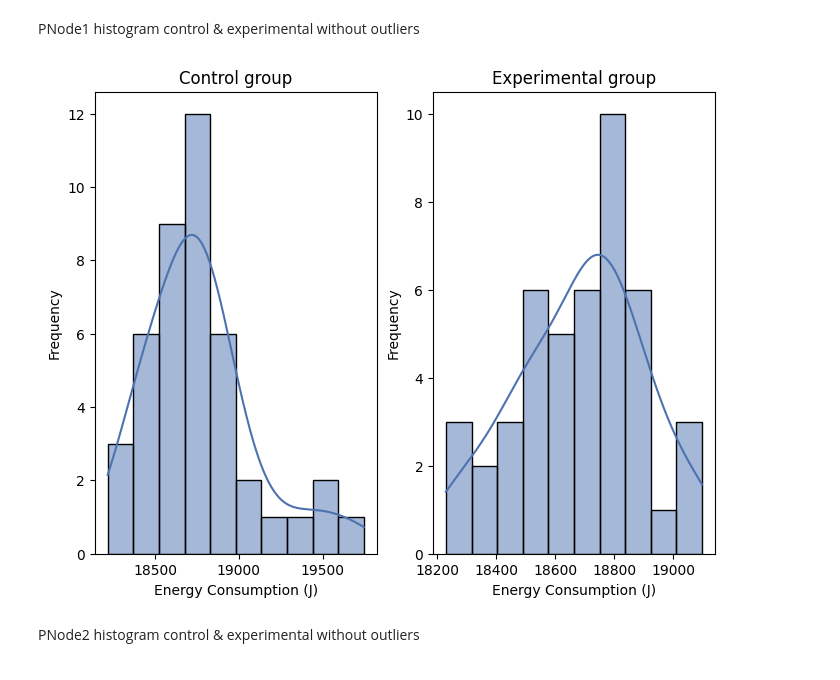
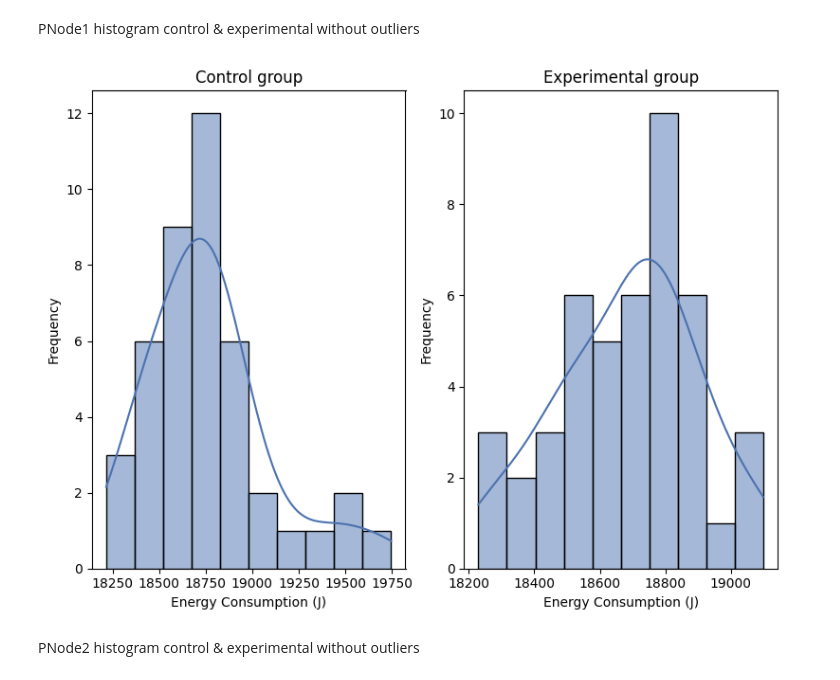
Before and after one commit to Flavio8699/ms-thesis-replication-package, a Jupyter notebook: replication-package-RQ3/Efficiency/efficiency-analysis.ipynb, the cells around one changed output. Cells and saved outputs as stored; diff of their text form; code cells hidden in the pictures.

```diff
--- a/replication-package-RQ3/Efficiency/efficiency-analysis.ipynb
+++ b/replication-package-RQ3/Efficiency/efficiency-analysis.ipynb
@@ -404,24 +406,25 @@ PNode1 histogram control & experimental without outliers
 # %%
 plt.figure(figsize=(8, 6))
 
 plt.subplot(1, 2, 1)
 sns.histplot(pc1_no_outliers_c['cicd_server_joules_consumption'],
              color=colors[0], kde=True, bins=10)
 plt.xlabel('Energy Consumption (J)')
 plt.ylabel('Frequency')
 plt.title('Control group')
 
 plt.subplot(1, 2, 2)
 sns.histplot(pc1_no_outliers_e['cicd_server_joules_consumption'],
              color=colors[0], kde=True, bins=10)
 plt.xlabel('Energy Consumption (J)')
 plt.ylabel('Frequency')
 plt.title('Experimental group')
 
+plt.tight_layout()
 plt.savefig(f'pnode-1-hist-without-outliers.pdf', dpi=300)
 plt.show()
 # %% [output]
-[figure, old version]
+[figure, new version]
 # %% [markdown]
 PNode2 histogram control & experimental without outliers
 # %%
```
Also changed, not shown: parts of 3 cells of this notebook.
